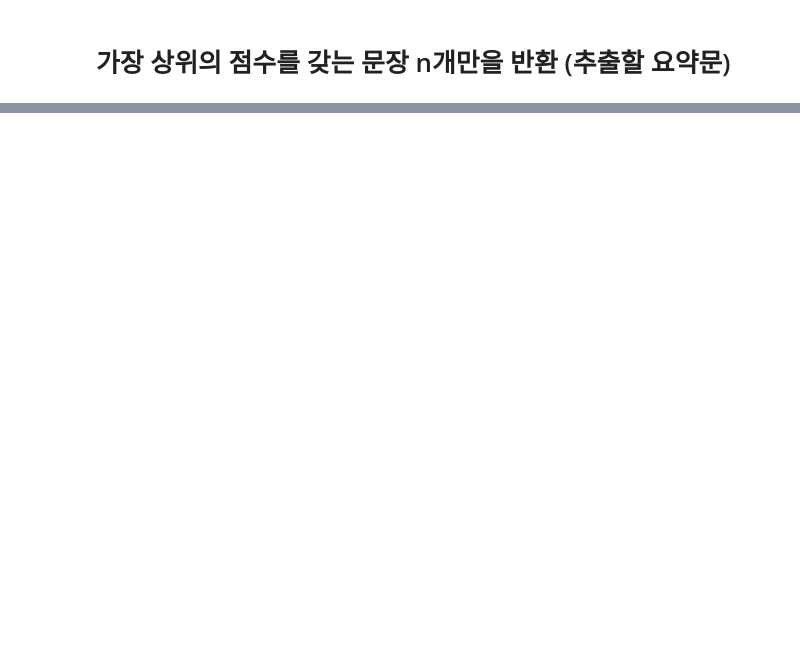
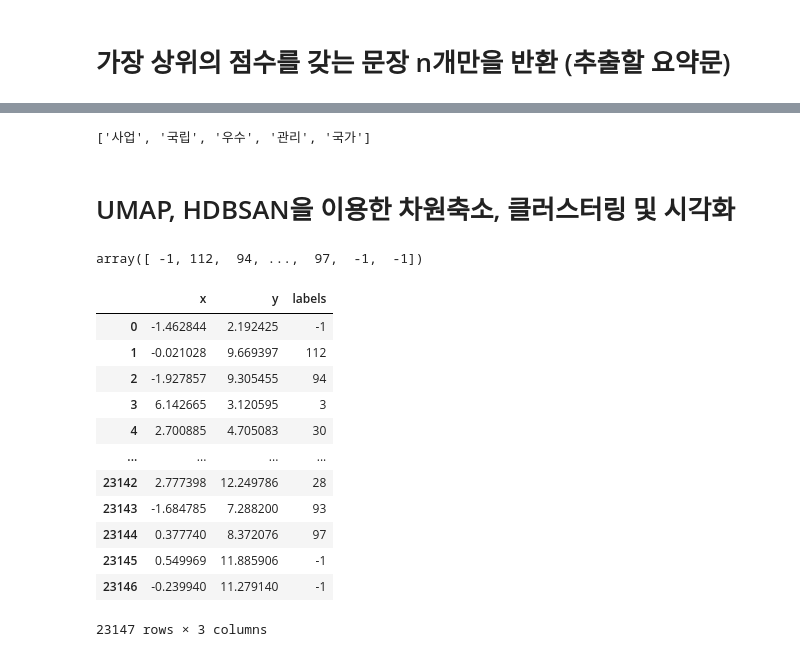
Before and after one commit to SeungGi-5/JEJU, a Jupyter notebook: 제주news.ipynb, the cells around one changed output, grey strips where cells are left out. Cells and saved outputs as stored; diff of their text form; code cells hidden in the pictures; blank space fills up the shorter version.

```diff
--- a/제주news.ipynb
+++ b/제주news.ipynb
@@ -490,0 +284,2 @@ data['doc_id']=range(len(data))
+# %%
+sent_glove=sent_to_vector(text_list)
@@ -490,0 +333,6 @@ data['doc_id']=range(len(data))
+# %%
+mmr_words[10]
+# %% [output]
+['사업', '국립', '우수', '관리', '국가']
+# %% [markdown]
+# UMAP, HDBSAN을 이용한 차원축소, 클러스터링 및 시각화
@@ -490,0 +343,23 @@ data['doc_id']=range(len(data))
+# %%
+label.labels_
+# %% [output]
+array([ -1, 112,  94, ...,  97,  -1,  -1])
+# %%
+umap_data=umap.UMAP(n_neighbors=20,n_components=2,min_dist=0.0,metric='cosine').fit_transform(sent_glove)
+result=pd.DataFrame(umap_data, columns=['x','y'])
+result['labels']=label.labels_
+result
+# %% [output]
+|  | x | y | labels |
+| 0 | -1.462844 | 2.192425 | -1 |
+| 1 | -0.021028 | 9.669397 | 112 |
+| 2 | -1.927857 | 9.305455 | 94 |
+| 3 | 6.142665 | 3.120595 | 3 |
+| 4 | 2.700885 | 4.705083 | 30 |
+| ... | ... | ... | ... |
+| 23142 | 2.777398 | 12.249786 | 28 |
+| 23143 | -1.684785 | 7.288200 | 93 |
+| 23144 | 0.377740 | 8.372076 | 97 |
+| 23145 | 0.549969 | 11.885906 | -1 |
+| 23146 | -0.239940 | 11.279140 | -1 |
+23147 rows × 3 columns
```
Also changed, not shown: parts of 94 cells of this notebook, 1 other file.
